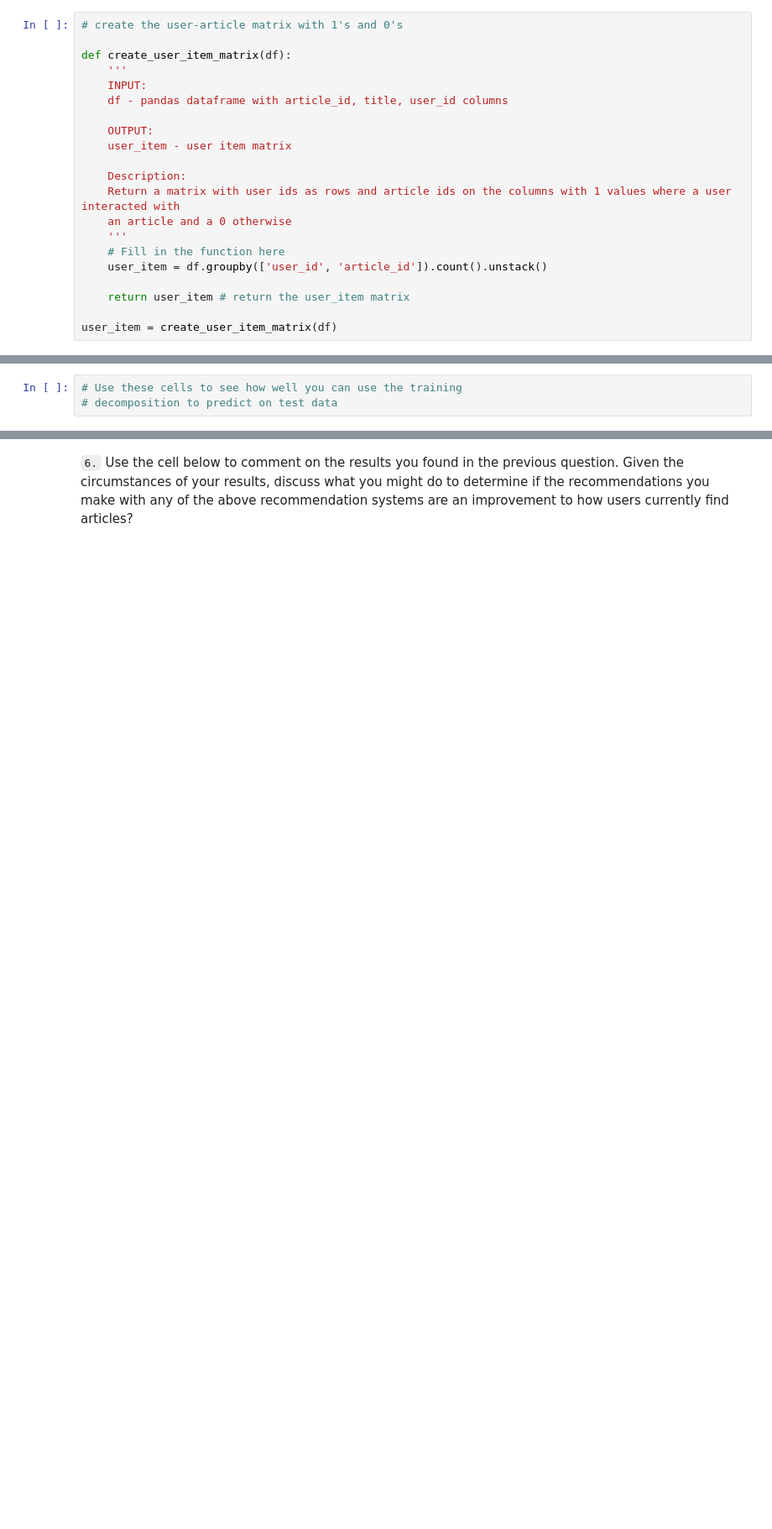
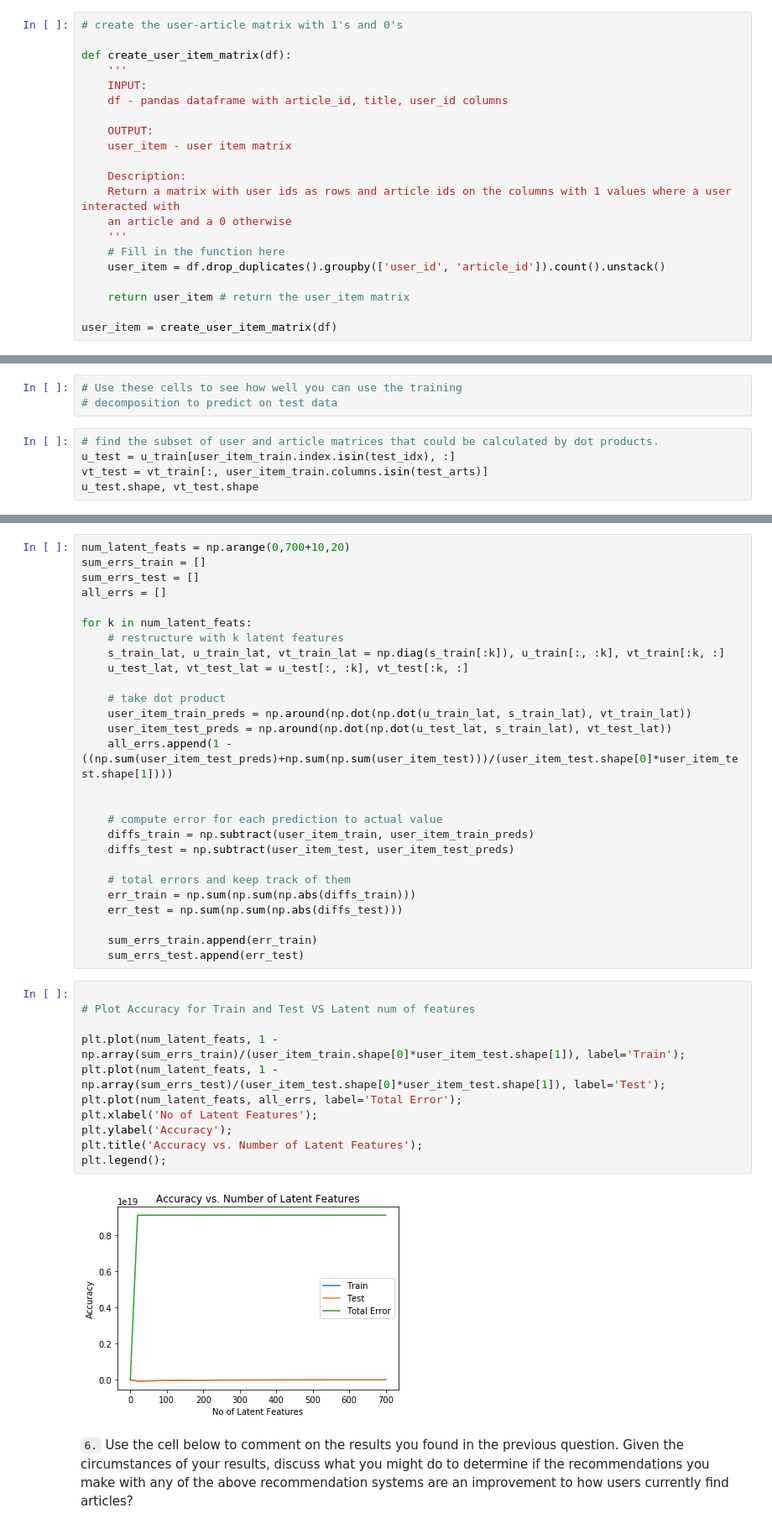
Before and after one commit to Joycechidi/Data-Science-Portfolio, a Jupyter notebook: Recommendation-Systems-With-IBM-Watson/Recommendations_with_IBM.ipynb, the cells around one changed output, grey strips where cells are left out. Shown: that part at 84% size. Saved outputs shown, nothing was run; the diff lists cells and outputs as text; blank space fills up the shorter version.

Commit message:
Update to user to user recommendation

```diff
--- a/Recommendation-Systems-With-IBM-Watson/Recommendations_with_IBM.ipynb
+++ b/Recommendation-Systems-With-IBM-Watson/Recommendations_with_IBM.ipynb
@@ -456,7 +445,7 @@ def create_user_item_matrix(df):
     an article and a 0 otherwise
     '''
     # Fill in the function here
-    user_item = df.groupby(['user_id', 'article_id']).count().unstack()
+    user_item = df.drop_duplicates().groupby(['user_id', 'article_id']).count().unstack()
 
     return user_item # return the user_item matrix
 
@@ -884,3 +1034,8 @@ u_train, s_train, vt_train = # fit svd similar to above then use the cells below
 # %%
 # Use these cells to see how well you can use the training
 # decomposition to predict on test data
+# %%
+# find the subset of user and article matrices that could be calculated by dot products.
+u_test = u_train[user_item_train.index.isin(test_idx), :]
+vt_test = vt_train[:, user_item_train.columns.isin(test_arts)]
+u_test.shape, vt_test.shape
@@ -887,3 +1044,43 @@ u_train, s_train, vt_train = # fit svd similar to above then use the cells below
+# %%
+num_latent_feats = np.arange(0,700+10,20)
+sum_errs_train = []
+sum_errs_test = []
+all_errs = []
+
+for k in num_latent_feats:
+    # restructure with k latent features
+    s_train_lat, u_train_lat, vt_train_lat = np.diag(s_train[:k]), u_train[:, :k], vt_train[:k, :]
+    u_test_lat, vt_test_lat = u_test[:, :k], vt_test[:k, :]
+
+    # take dot product
+    user_item_train_preds = np.around(np.dot(np.dot(u_train_lat, s_train_lat), vt_train_lat))
+    user_item_test_preds = np.around(np.dot(np.dot(u_test_lat, s_train_lat), vt_test_lat))
+    all_errs.append(1 - ((np.sum(user_item_test_preds)+np.sum(np.sum(user_item_test)))/(user_item_test.shape[0]*user_item_test.shape[1])))
+
+
+    # compute error for each prediction to actual value
+    diffs_train = np.subtract(user_item_train, user_item_train_preds)
+    diffs_test = np.subtract(user_item_test, user_item_test_preds)
+
+    # total errors and keep track of them
+    err_train = np.sum(np.sum(np.abs(diffs_train)))
+    err_test = np.sum(np.sum(np.abs(diffs_test)))
+
+    sum_errs_train.append(err_train)
+    sum_errs_test.append(err_test)
+# %%
+
+# Plot Accuracy for Train and Test VS Latent num of features
+
+plt.plot(num_latent_feats, 1 - np.array(sum_errs_train)/(user_item_train.shape[0]*user_item_test.shape[1]), label='Train');
+plt.plot(num_latent_feats, 1 - np.array(sum_errs_test)/(user_item_test.shape[0]*user_item_test.shape[1]), label='Test');
+plt.plot(num_latent_feats, all_errs, label='Total Error');
+plt.xlabel('No of Latent Features');
+plt.ylabel('Accuracy');
+plt.title('Accuracy vs. Number of Latent Features');
+plt.legend();
+# %% [output]
+[figure, added]
 # %% [markdown]
 `6.` Use the cell below to comment on the results you found in the previous question. Given the circumstances of your results, discuss what you might do to determine if the recommendations you make with any of the above recommendation systems are an improvement to how users currently find articles?
 # %% [markdown]
```
Also changed, not shown: parts of 35 cells of this notebook.
